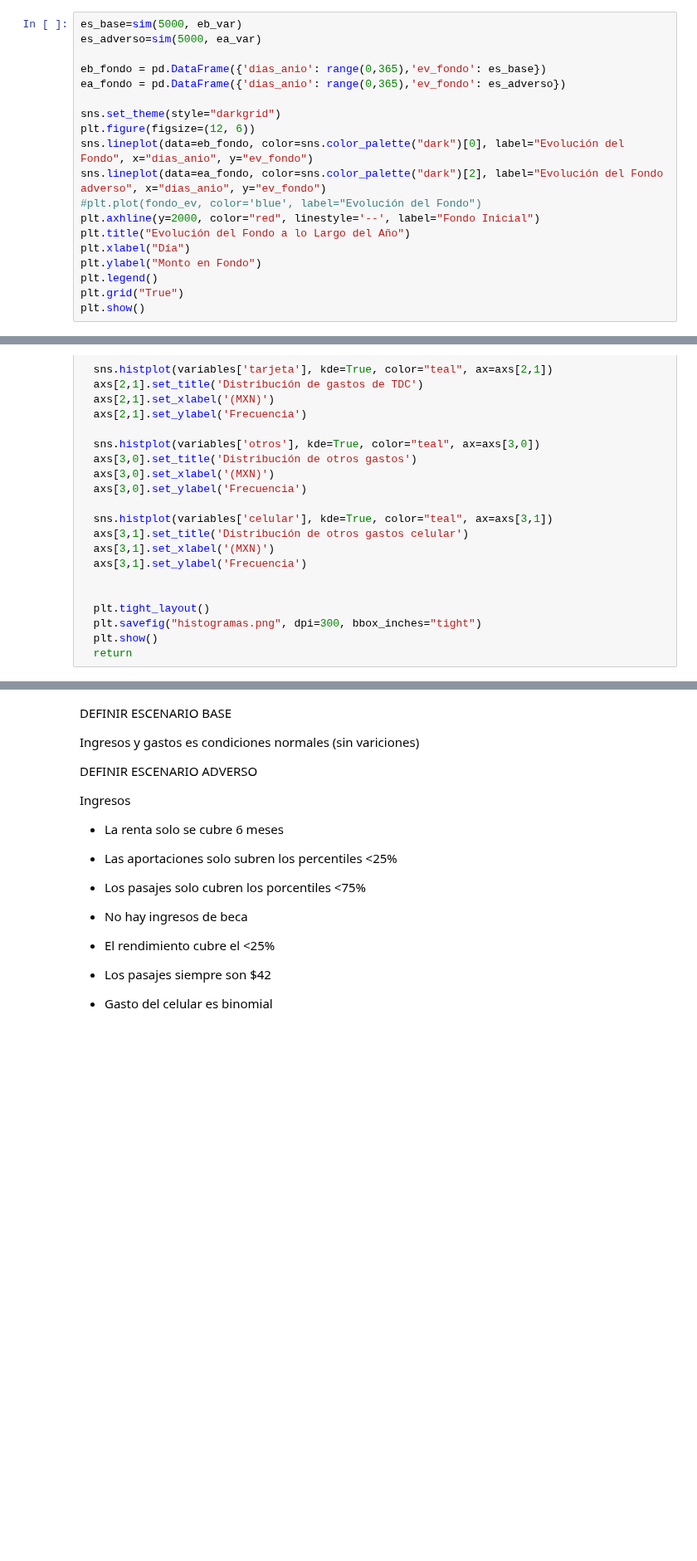
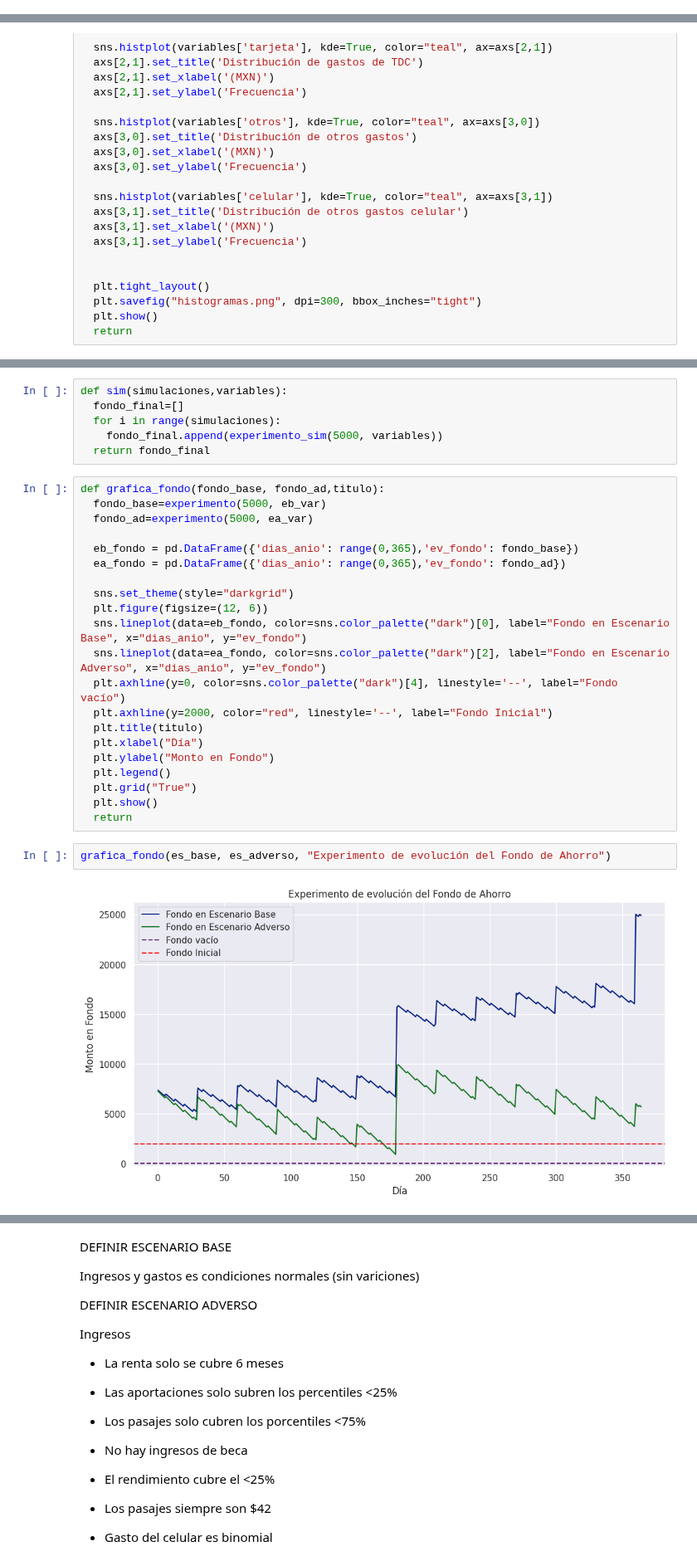
Before and after one commit to Gustavo-Ros/Simulaci-n-2, a Jupyter notebook: proyecto_articulo_v2.ipynb, the cells around one changed output, grey strips where cells are left out. Shown at 83% size. Saved outputs shown, nothing was run; the diff lists cells and outputs as text; blank space fills up the shorter version.

```diff
--- a/proyecto_articulo_v2.ipynb
+++ b/proyecto_articulo_v2.ipynb
@@ -140,19 +85,0 @@ def sim(fondo, datos):
-# %%
-es_base=sim(5000, eb_var)
-es_adverso=sim(5000, ea_var)
-
-eb_fondo = pd.DataFrame({'dias_anio': range(0,365),'ev_fondo': es_base})
-ea_fondo = pd.DataFrame({'dias_anio': range(0,365),'ev_fondo': es_adverso})
-
-sns.set_theme(style="darkgrid")
-plt.figure(figsize=(12, 6))
-sns.lineplot(data=eb_fondo, color=sns.color_palette("dark")[0], label="Evolución del Fondo", x="dias_anio", y="ev_fondo")
-sns.lineplot(data=ea_fondo, color=sns.color_palette("dark")[2], label="Evolución del Fondo adverso", x="dias_anio", y="ev_fondo")
-#plt.plot(fondo_ev, color='blue', label="Evolución del Fondo")
-plt.axhline(y=2000, color="red", linestyle='--', label="Fondo Inicial")
-plt.title("Evolución del Fondo a lo Largo del Año")
-plt.xlabel("Día")
-plt.ylabel("Monto en Fondo")
-plt.legend()
-plt.grid("True")
-plt.show()
@@ -219,0 +223,31 @@ dist_var(ea_var)
+# %%
+def sim(simulaciones,variables):
+  fondo_final=[]
+  for i in range(simulaciones):
+    fondo_final.append(experimento_sim(5000, variables))
+  return fondo_final
+# %%
+def grafica_fondo(fondo_base, fondo_ad,titulo):
+  fondo_base=experimento(5000, eb_var)
+  fondo_ad=experimento(5000, ea_var)
+
+  eb_fondo = pd.DataFrame({'dias_anio': range(0,365),'ev_fondo': fondo_base})
+  ea_fondo = pd.DataFrame({'dias_anio': range(0,365),'ev_fondo': fondo_ad})
+
+  sns.set_theme(style="darkgrid")
+  plt.figure(figsize=(12, 6))
+  sns.lineplot(data=eb_fondo, color=sns.color_palette("dark")[0], label="Fondo en Escenario Base", x="dias_anio", y="ev_fondo")
+  sns.lineplot(data=ea_fondo, color=sns.color_palette("dark")[2], label="Fondo en Escenario Adverso", x="dias_anio", y="ev_fondo")
+  plt.axhline(y=0, color=sns.color_palette("dark")[4], linestyle='--', label="Fondo vacío")
+  plt.axhline(y=2000, color="red", linestyle='--', label="Fondo Inicial")
+  plt.title(titulo)
+  plt.xlabel("Día")
+  plt.ylabel("Monto en Fondo")
+  plt.legend()
+  plt.grid("True")
+  plt.show()
+  return
+# %%
+grafica_fondo(es_base, es_adverso, "Experimento de evolución del Fondo de Ahorro")
+# %% [output]
+[figure, added]
```
Also changed, not shown: parts of 13 cells of this notebook.
